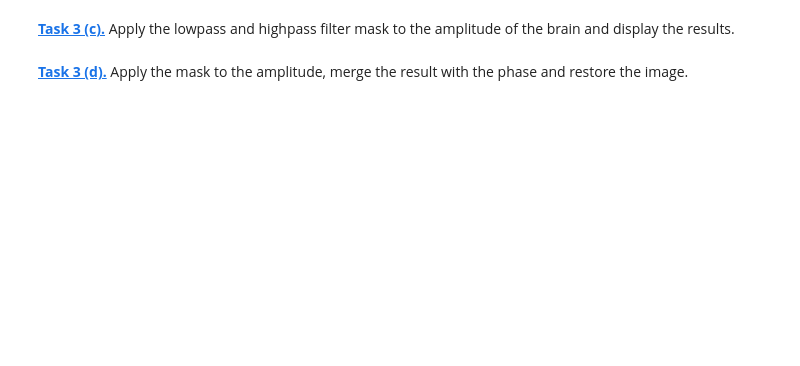
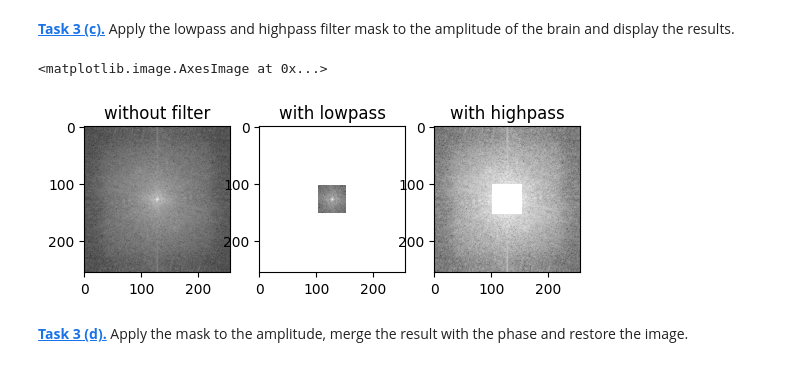
Before and after one commit to AlexandraKornelius/mobi-fs5-python, a Jupyter notebook: fourier.ipynb, the cells around one changed output. Drawn from its saved outputs; the diff is of its cells as text; code cells hidden in the pictures; blank space fills up the shorter version.

```diff
--- a/fourier.ipynb
+++ b/fourier.ipynb
@@ -189,4 +218,25 @@ filter_window_size = 50
 # %% [markdown]
 **[Task 3 (c).]()** Apply the lowpass and highpass filter mask to the amplitude of the brain and display the results.
+# %%
+#Multiplizieren der shifted Amplituden mit masken
+amp_b_low = amplitude_b * lowpass
+amp_b_high = amplitude_b * highpass
+
+#Darstellen der drei Amplituden
+plt.figure()
+plt.subplot(1, 3, 1)
+plt.title("without filter")
+plt.imshow(np.log(amplitude_b), 'gray')
+
+plt.subplot(1, 3, 2)
+plt.title("with lowpass")
+plt.imshow(np.log(amp_b_low), 'gray')
+
+plt.subplot(1, 3, 3)
+plt.title("with highpass")
+plt.imshow(np.log(amp_b_high), 'gray')
+# %% [output]
+<matplotlib.image.AxesImage at 0x...>
+[figure, added]
 # %% [markdown]
 **[Task 3 (d).]()** Apply the mask to the amplitude, merge the result with the phase and restore the image.
```
Also changed, not shown: parts of 3 cells of this notebook.
